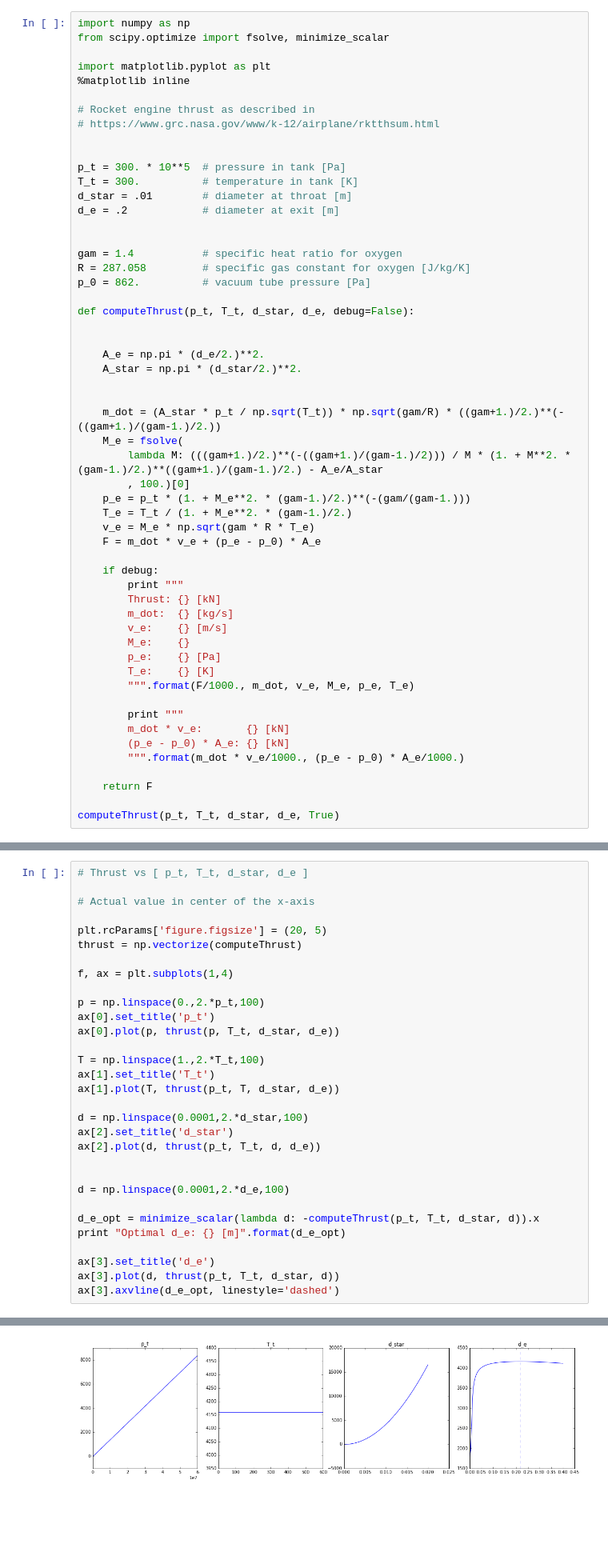
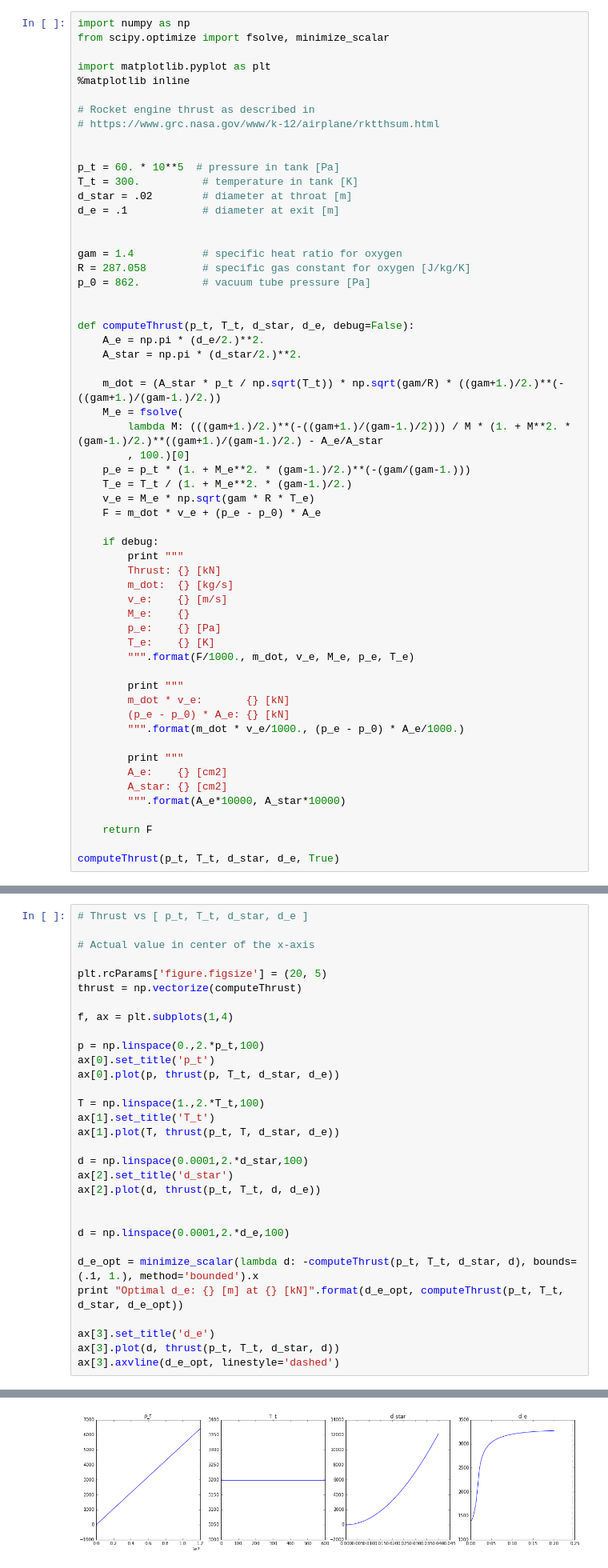
Before and after one commit to morloy/aero_propulsion, a Jupyter notebook: Thrust.ipynb, the cells around one changed output, grey strips where cells are left out. Shown at 80% size. Cells and saved outputs as stored; diff of their text form; blank space fills up the shorter version.

```diff
--- a/Thrust.ipynb
+++ b/Thrust.ipynb
@@ -9,22 +9,20 @@ import matplotlib.pyplot as plt
 # https://www.grc.nasa.gov/www/k-12/airplane/rktthsum.html
 
 
-p_t = 300. * 10**5  # pressure in tank [Pa]
+p_t = 60. * 10**5  # pressure in tank [Pa]
 T_t = 300.          # temperature in tank [K]
-d_star = .01        # diameter at throat [m]
-d_e = .2            # diameter at exit [m]
+d_star = .02        # diameter at throat [m]
+d_e = .1            # diameter at exit [m]
 
 
 gam = 1.4           # specific heat ratio for oxygen
 R = 287.058         # specific gas constant for oxygen [J/kg/K]
 p_0 = 862.          # vacuum tube pressure [Pa]
 
+
 def computeThrust(p_t, T_t, d_star, d_e, debug=False):
-
-
     A_e = np.pi * (d_e/2.)**2.
     A_star = np.pi * (d_star/2.)**2.
-
 
     m_dot = (A_star * p_t / np.sqrt(T_t)) * np.sqrt(gam/R) * ((gam+1.)/2.)**(-((gam+1.)/(gam-1.)/2.))
     M_e = fsolve(
@@ -50,6 +48,11 @@ def computeThrust(p_t, T_t, d_star, d_e, debug=False):
         (p_e - p_0) * A_e: {} [kN]
         """.format(m_dot * v_e/1000., (p_e - p_0) * A_e/1000.)
 
+        print """
+        A_e:    {} [cm2]
+        A_star: {} [cm2]
+        """.format(A_e*10000, A_star*10000)
+
     return F
 
 computeThrust(p_t, T_t, d_star, d_e, True)
@@ -91,8 +97,8 @@ ax[2].plot(d, thrust(p_t, T_t, d, d_e))
 
 d = np.linspace(0.0001,2.*d_e,100)
 
-d_e_opt = minimize_scalar(lambda d: -computeThrust(p_t, T_t, d_star, d)).x
-print "Optimal d_e: {} [m]".format(d_e_opt)
+d_e_opt = minimize_scalar(lambda d: -computeThrust(p_t, T_t, d_star, d), bounds=(.1, 1.), method='bounded').x
+print "Optimal d_e: {} [m] at {} [kN]".format(d_e_opt, computeThrust(p_t, T_t, d_star, d_e_opt))
 
 ax[3].set_title('d_e')
 ax[3].plot(d, thrust(p_t, T_t, d_star, d))
@@ -102,5 +108,5 @@ Optimal d_e: 0.215826604632 [m]
 <matplotlib.lines.Line2D at 0x...>
-[figure, old version]
+[figure, new version]
 # %%
 # Compute d_star for given thrust (3 kN) vs pressure
 
```
Also changed, not shown: parts of 3 cells of this notebook.
